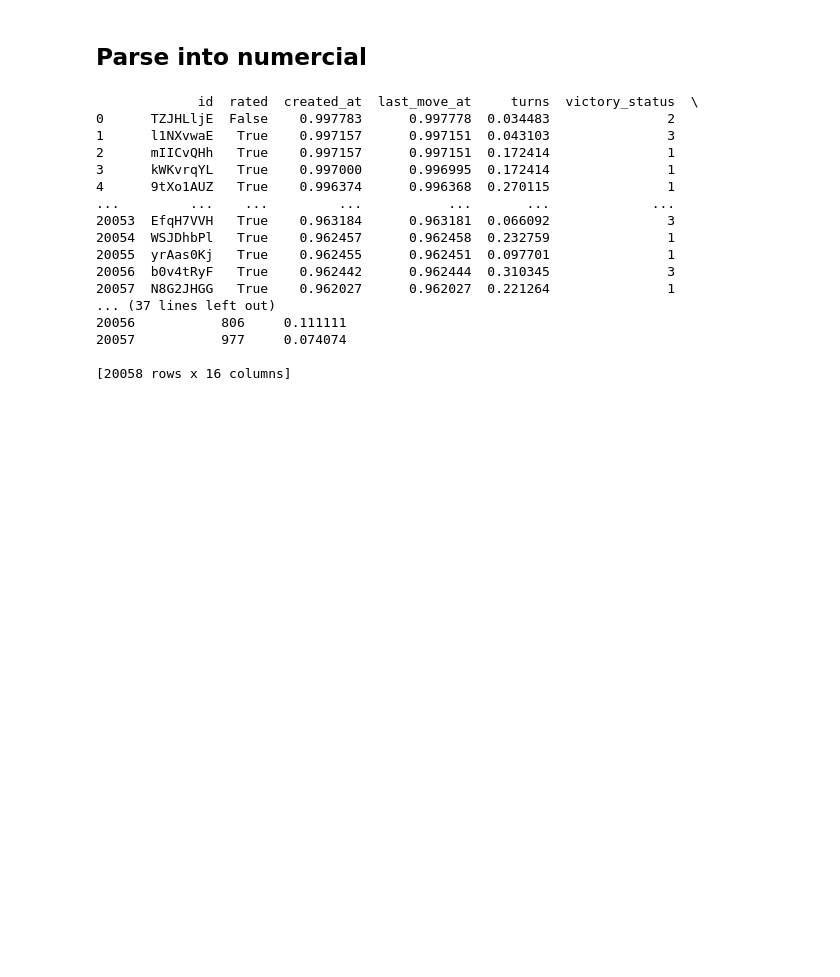
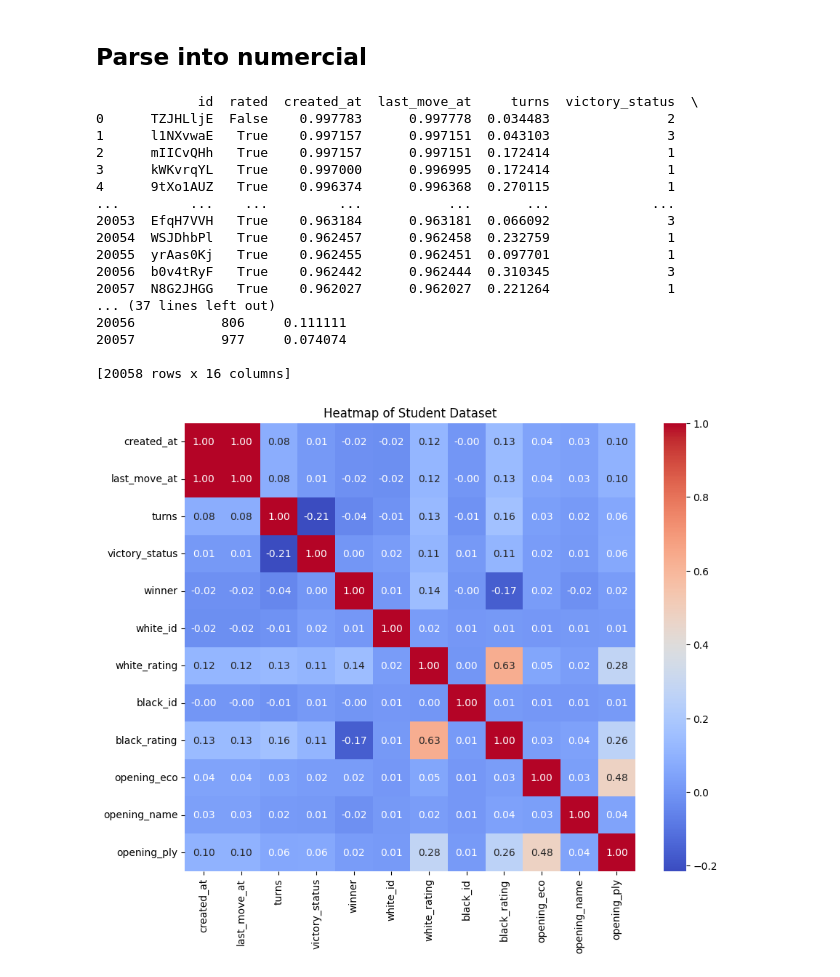
Before and after one commit to robinmoon2/AI_Application_HY, a Jupyter notebook: Data_chess/DataAnalysisTH.ipynb, the cells around one changed output. Cells and saved outputs as stored; diff of their text form; code cells hidden in the pictures; blank space fills up the shorter version.

Commit message:
normalized heatmap

```diff
--- a/Data_chess/DataAnalysisTH.ipynb
+++ b/Data_chess/DataAnalysisTH.ipynb
@@ -834,30 +834,41 @@ df['black_id'] = label_encoder.fit_transform(df['black_id'])
 df['opening_eco'] = label_encoder.fit_transform(df['opening_eco'])
 df['opening_name'] = label_encoder.fit_transform(df['opening_name'])
 print(df)
 
 # take every column :
 numerical_cols = df.select_dtypes(include=['number']).columns
 
 # Normalize the numerical columns
 df[numerical_cols] = (df[numerical_cols] - df[numerical_cols].min()) / (df[numerical_cols].max() - df[numerical_cols].min())
 
 # register to a new csv
 df.to_csv('normalized.csv', index=False)
+
+numeric_df = df.select_dtypes(include=['number'])
+
+correlation_matrix = numeric_df.corr()
+correlation_matrix
+# Create a heatmap
+plt.figure(figsize=(10, 8))
+sns.heatmap(correlation_matrix, annot=True, cmap='coolwarm', fmt='.2f')
+plt.title('Heatmap of Student Dataset')
+plt.show()
 # %% [output]
              id  rated  created_at  last_move_at     turns  victory_status  \
 0      TZJHLljE  False    0.997783      0.997778  0.034483               2
 1      l1NXvwaE   True    0.997157      0.997151  0.043103               3
 2      mIICvQHh   True    0.997157      0.997151  0.172414               1
 3      kWKvrqYL   True    0.997000      0.996995  0.172414               1
 4      9tXo1AUZ   True    0.996374      0.996368  0.270115               1
 ...         ...    ...         ...           ...       ...             ...
 20053  EfqH7VVH   True    0.963184      0.963181  0.066092               3
 20054  WSJDhbPl   True    0.962457      0.962458  0.232759               1
 20055  yrAas0Kj   True    0.962455      0.962451  0.097701               1
 20056  b0v4tRyF   True    0.962442      0.962444  0.310345               3
 20057  N8G2JHGG   True    0.962027      0.962027  0.221264               1
 ... (37 lines left out)
 20056           806     0.111111
 20057           977     0.074074
 
 [20058 rows x 16 columns]
+[figure, added]
```
